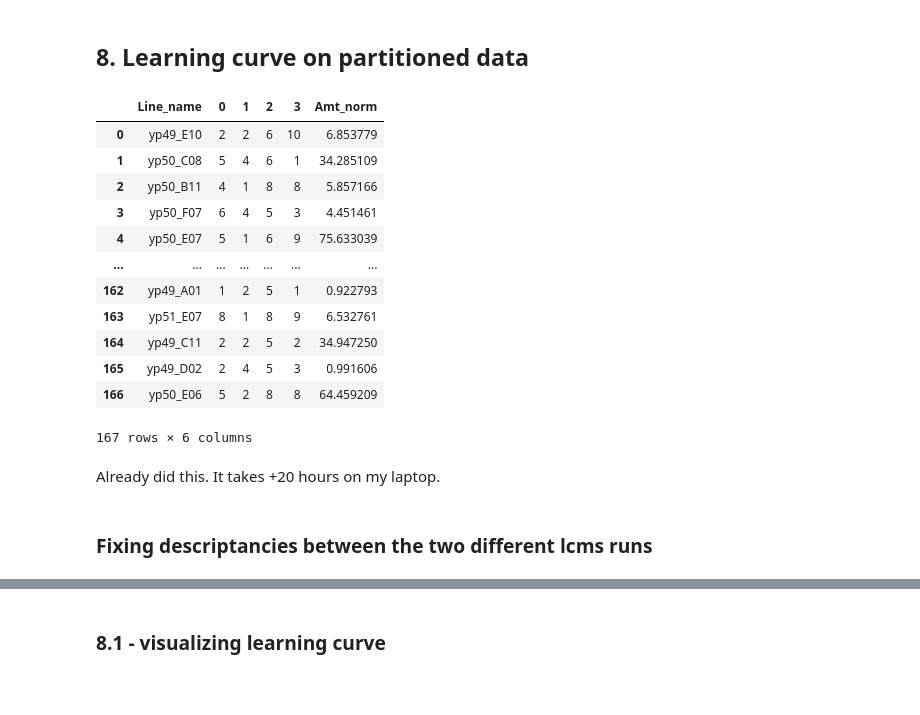
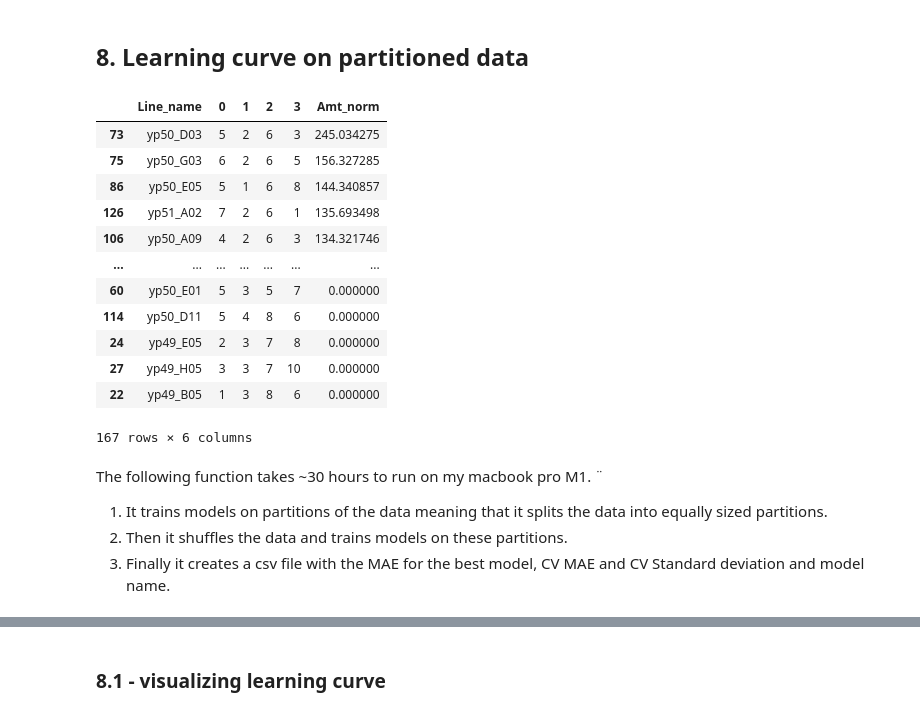
Before and after one commit to hiyama341/teemi, a Jupyter notebook: colab_notebooks/07_1_LEARN_DataAnalysis.ipynb, the cells around one changed output, grey strips where cells are left out. Cells and saved outputs as stored; diff of their text form; code cells hidden in the pictures; blank space fills up the shorter version.

```diff
--- a/colab_notebooks/07_1_LEARN_DataAnalysis.ipynb
+++ b/colab_notebooks/07_1_LEARN_DataAnalysis.ipynb
@@ -698,25 +699,29 @@ Out of the remaing theoretical space these constittue : 3.389830508474576
 ## 8. Learning curve on partitioned data
 # %%
 from teemi.learn.auto_ml import autoML_on_partitioned_data
-# %%
-shuffled_new_input_for_ml = new_input_for_ml.sample(frac=1, random_state= 2).reset_index(drop=True) # Random state sets a seed on the shuffeling
-shuffled_new_input_for_ml
-# %% [output]
-|  | Line_name | 0 | 1 | 2 | 3 | Amt_norm |
-| 0 | yp49_E10 | 2 | 2 | 6 | 10 | 6.853779 |
-| 1 | yp50_C08 | 5 | 4 | 6 | 1 | 34.285109 |
-| 2 | yp50_B11 | 4 | 1 | 8 | 8 | 5.857166 |
-| 3 | yp50_F07 | 6 | 4 | 5 | 3 | 4.451461 |
-| 4 | yp50_E07 | 5 | 1 | 6 | 9 | 75.633039 |
-| ... | ... | ... | ... | ... | ... | ... |
-| 162 | yp49_A01 | 1 | 2 | 5 | 1 | 0.922793 |
-| 163 | yp51_E07 | 8 | 1 | 8 | 9 | 6.532761 |
-| 164 | yp49_C11 | 2 | 2 | 5 | 2 | 34.947250 |
-| 165 | yp49_D02 | 2 | 4 | 5 | 3 | 0.991606 |
-| 166 | yp50_E06 | 5 | 2 | 8 | 8 | 64.459209 |
-167 rows × 6 columns
-# %% [markdown]
-Already did this. It takes +20 hours on my laptop.
+# %%
+new_input_for_ml
+# %% [output]
+|  | Line_name | 0 | 1 | 2 | 3 | Amt_norm |
+| 73 | yp50_D03 | 5 | 2 | 6 | 3 | 245.034275 |
+| 75 | yp50_G03 | 6 | 2 | 6 | 5 | 156.327285 |
+| 86 | yp50_E05 | 5 | 1 | 6 | 8 | 144.340857 |
+| 126 | yp51_A02 | 7 | 2 | 6 | 1 | 135.693498 |
+| 106 | yp50_A09 | 4 | 2 | 6 | 3 | 134.321746 |
+| ... | ... | ... | ... | ... | ... | ... |
+| 60 | yp50_E01 | 5 | 3 | 5 | 7 | 0.000000 |
+| 114 | yp50_D11 | 5 | 4 | 8 | 6 | 0.000000 |
+| 24 | yp49_E05 | 2 | 3 | 7 | 8 | 0.000000 |
+| 27 | yp49_H05 | 3 | 3 | 7 | 10 | 0.000000 |
+| 22 | yp49_B05 | 1 | 3 | 8 | 6 | 0.000000 |
+167 rows × 6 columns
+# %% [markdown]
+The following function takes ~30 hours to run on my macbook pro M1. ¨
+
+
+1. It trains models on partitions of the data meaning that it splits the data into equally sized partitions.
+2. Then it shuffles the data and trains models on these partitions.
+3. Finally it creates a csv file with the MAE for the best model, CV MAE and CV Standard deviation and model name.
 # %%
 run_ML = False
 if run_ML:
@@ -734,2 +742,0 @@ if run_ML:
-# %% [markdown]
-### Fixing descriptancies between the two different lcms runs
```
Also changed, not shown: parts of 15 cells of this notebook, 1 other file.
